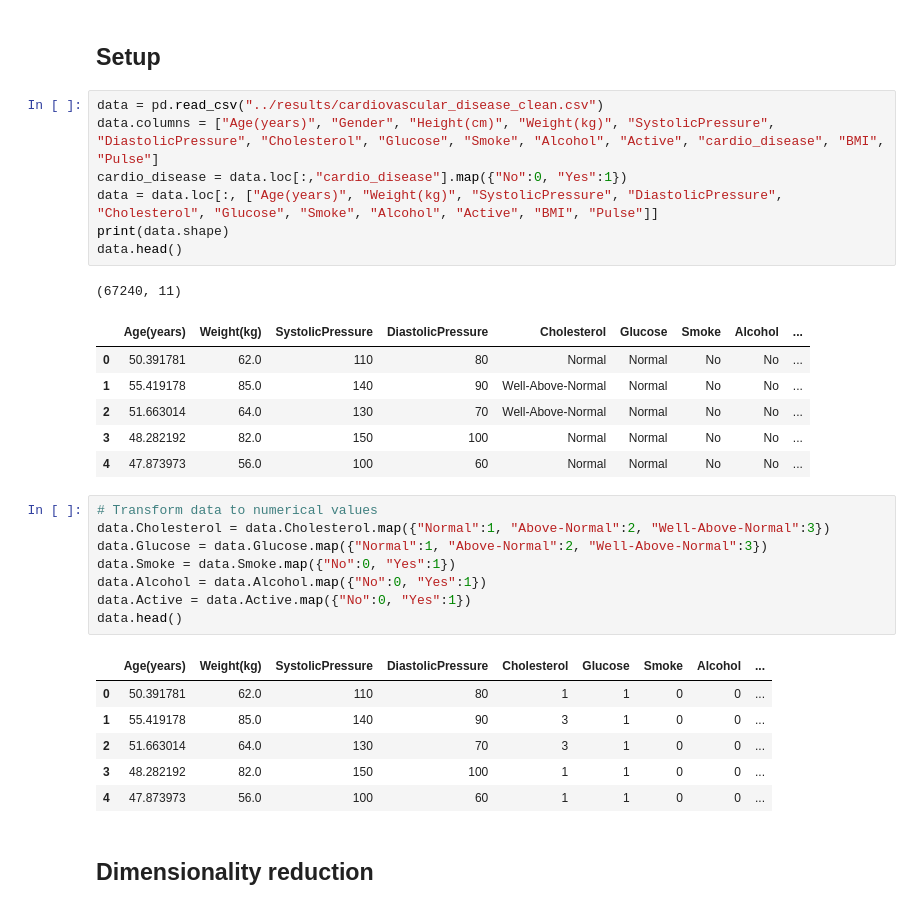
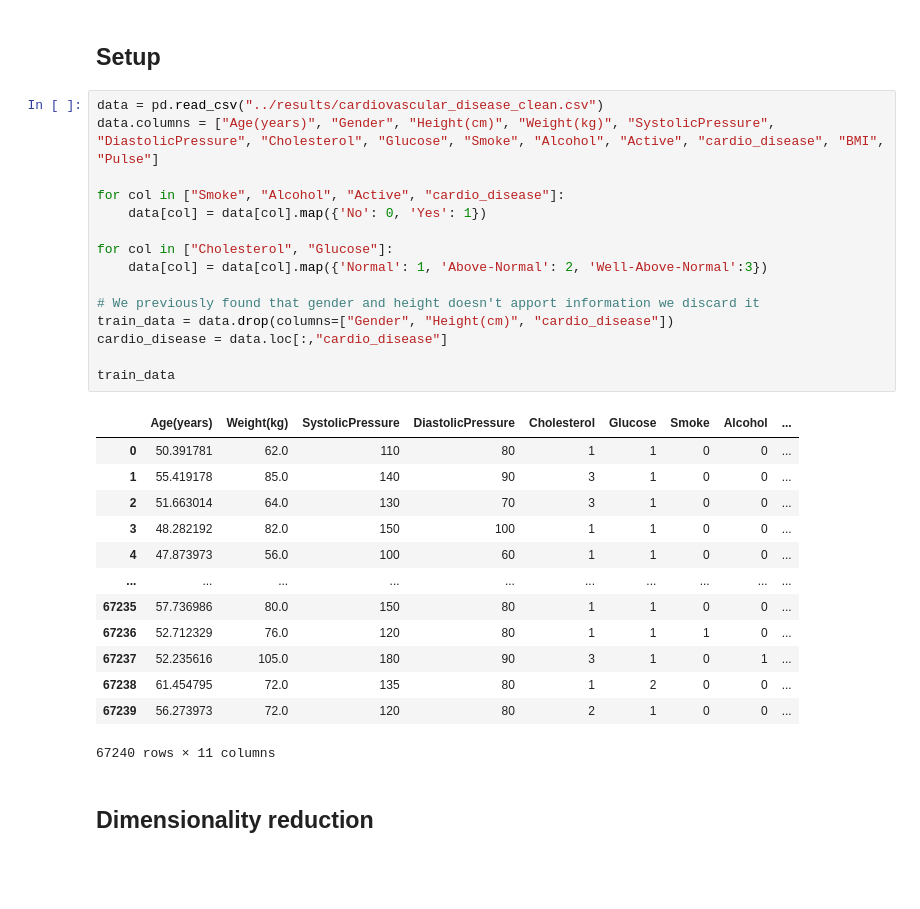
Before and after one commit to ethan-gr/Prj_DataSci, a Jupyter notebook: src/models_exploration.ipynb, the cells around one changed output. Saved outputs shown, nothing was run; the diff lists cells and outputs as text; blank space fills up the shorter version.

```diff
--- a/src/models_exploration.ipynb
+++ b/src/models_exploration.ipynb
@@ -27,33 +37,32 @@ from sklearn.metrics import confusion_matrix, ConfusionMatrixDisplay
 # %%
 data = pd.read_csv("../results/cardiovascular_disease_clean.csv")
 data.columns = ["Age(years)", "Gender", "Height(cm)", "Weight(kg)", "SystolicPressure", "DiastolicPressure", "Cholesterol", "Glucose", "Smoke", "Alcohol", "Active", "cardio_disease", "BMI", "Pulse"]
-cardio_disease = data.loc[:,"cardio_disease"].map({"No":0, "Yes":1})
-data = data.loc[:, ["Age(years)", "Weight(kg)", "SystolicPressure", "DiastolicPressure", "Cholesterol", "Glucose", "Smoke", "Alcohol", "Active", "BMI", "Pulse"]]
-print(data.shape)
-data.head()
+
+for col in ["Smoke", "Alcohol", "Active", "cardio_disease"]:
+    data[col] = data[col].map({'No': 0, 'Yes': 1})
+
+for col in ["Cholesterol", "Glucose"]:
+    data[col] = data[col].map({'Normal': 1, 'Above-Normal': 2, 'Well-Above-Normal':3})
+
+# We previously found that gender and height doesn't apport information we discard it
+train_data = data.drop(columns=["Gender", "Height(cm)", "cardio_disease"])
+cardio_disease = data.loc[:,"cardio_disease"]
+
+train_data
 # %% [output]
+|  | Age(years) | Weight(kg) | SystolicPressure | DiastolicPressure | Cholesterol | Glucose | Smoke | Alcohol | ... |
+| 0 | 50.391781 | 62.0 | 110 | 80 | 1 | 1 | 0 | 0 | ... |
+| 1 | 55.419178 | 85.0 | 140 | 90 | 3 | 1 | 0 | 0 | ... |
+| 2 | 51.663014 | 64.0 | 130 | 70 | 3 | 1 | 0 | 0 | ... |
+| 3 | 48.282192 | 82.0 | 150 | 100 | 1 | 1 | 0 | 0 | ... |
+| 4 | 47.873973 | 56.0 | 100 | 60 | 1 | 1 | 0 | 0 | ... |
+| ... | ... | ... | ... | ... | ... | ... | ... | ... | ... |
+| 67235 | 57.736986 | 80.0 | 150 | 80 | 1 | 1 | 0 | 0 | ... |
+| 67236 | 52.712329 | 76.0 | 120 | 80 | 1 | 1 | 1 | 0 | ... |
+| 67237 | 52.235616 | 105.0 | 180 | 90 | 3 | 1 | 0 | 1 | ... |
+| 67238 | 61.454795 | 72.0 | 135 | 80 | 1 | 2 | 0 | 0 | ... |
+| 67239 | 56.273973 | 72.0 | 120 | 80 | 2 | 1 | 0 | 0 | ... |
-(67240, 11)
+67240 rows × 11 columns
-|  | Age(years) | Weight(kg) | SystolicPressure | DiastolicPressure | Cholesterol | Glucose | Smoke | Alcohol | ... |
-| 0 | 50.391781 | 62.0 | 110 | 80 | Normal | Normal | No | No | ... |
-| 1 | 55.419178 | 85.0 | 140 | 90 | Well-Above-Normal | Normal | No | No | ... |
-| 2 | 51.663014 | 64.0 | 130 | 70 | Well-Above-Normal | Normal | No | No | ... |
-| 3 | 48.282192 | 82.0 | 150 | 100 | Normal | Normal | No | No | ... |
-| 4 | 47.873973 | 56.0 | 100 | 60 | Normal | Normal | No | No | ... |
-# %%
-# Transform data to numerical values
-data.Cholesterol = data.Cholesterol.map({"Normal":1, "Above-Normal":2, "Well-Above-Normal":3})
-data.Glucose = data.Glucose.map({"Normal":1, "Above-Normal":2, "Well-Above-Normal":3})
-data.Smoke = data.Smoke.map({"No":0, "Yes":1})
-data.Alcohol = data.Alcohol.map({"No":0, "Yes":1})
-data.Active = data.Active.map({"No":0, "Yes":1})
-data.head()
-# %% [output]
-|  | Age(years) | Weight(kg) | SystolicPressure | DiastolicPressure | Cholesterol | Glucose | Smoke | Alcohol | ... |
-| 0 | 50.391781 | 62.0 | 110 | 80 | 1 | 1 | 0 | 0 | ... |
-| 1 | 55.419178 | 85.0 | 140 | 90 | 3 | 1 | 0 | 0 | ... |
-| 2 | 51.663014 | 64.0 | 130 | 70 | 3 | 1 | 0 | 0 | ... |
-| 3 | 48.282192 | 82.0 | 150 | 100 | 1 | 1 | 0 | 0 | ... |
-| 4 | 47.873973 | 56.0 | 100 | 60 | 1 | 1 | 0 | 0 | ... |
 # %% [markdown]
 ## Dimensionality reduction
 # %% [markdown]
```
Also changed, not shown: parts of 17 cells of this notebook.
